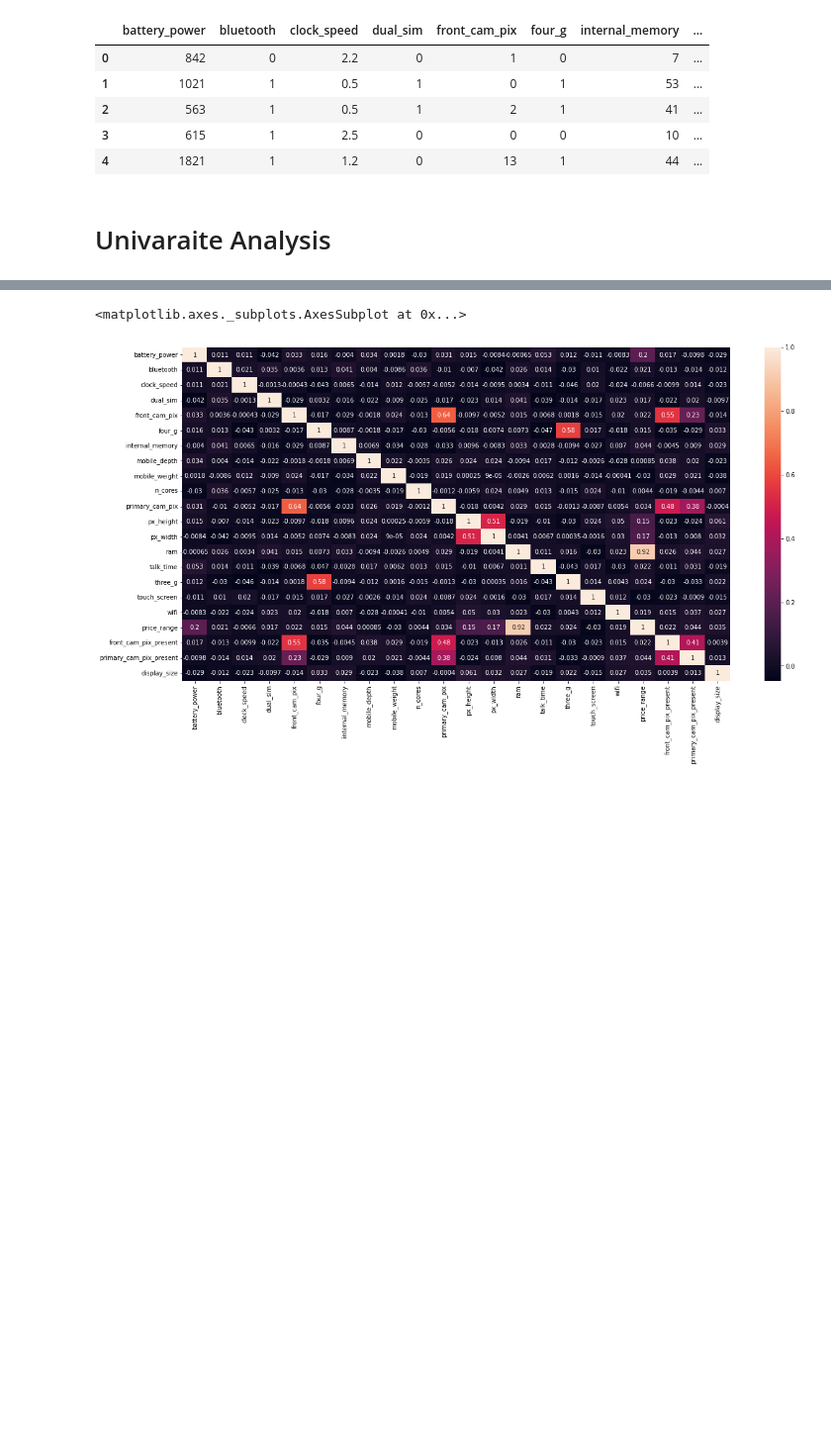
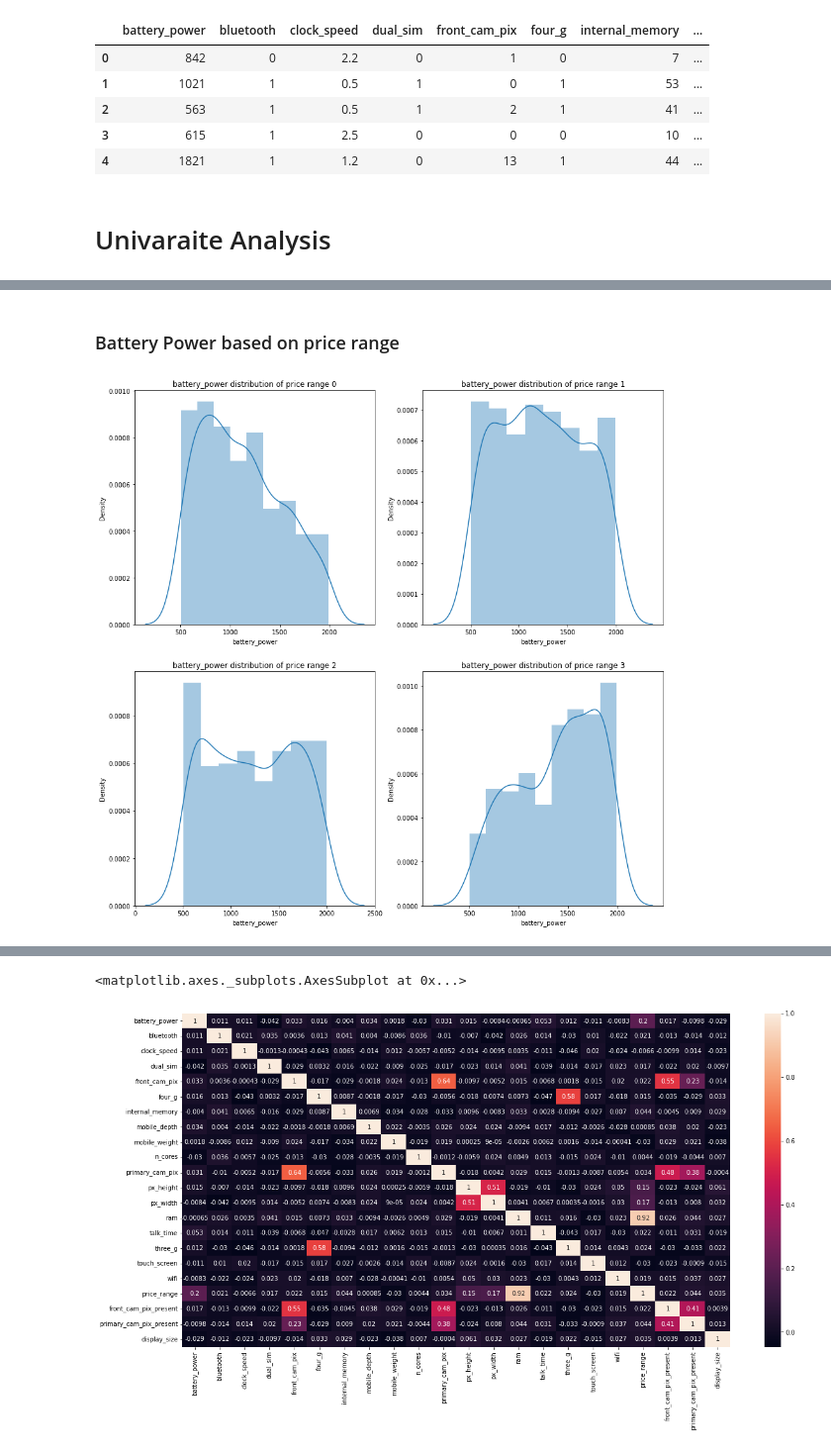
Before and after one commit to Ajay0110/Mobile-Price-Range-Prediction, a Jupyter notebook: Mobile_Price_Range_Prediction.ipynb, the cells around one changed output, grey strips where cells are left out. Shown at 99% size. Cells and saved outputs as stored; diff of their text form; code cells hidden in the pictures; blank space fills up the shorter version.

```diff
--- a/Mobile_Price_Range_Prediction.ipynb
+++ b/Mobile_Price_Range_Prediction.ipynb
@@ -371,0 +507,6 @@ plt.show()
+# %% [markdown]
+### Battery Power based on price range
+# %%
+price_plot(df,'battery_power')
+# %% [output]
+[figure, added]
```
Also changed, not shown: parts of 45 cells of this notebook.
